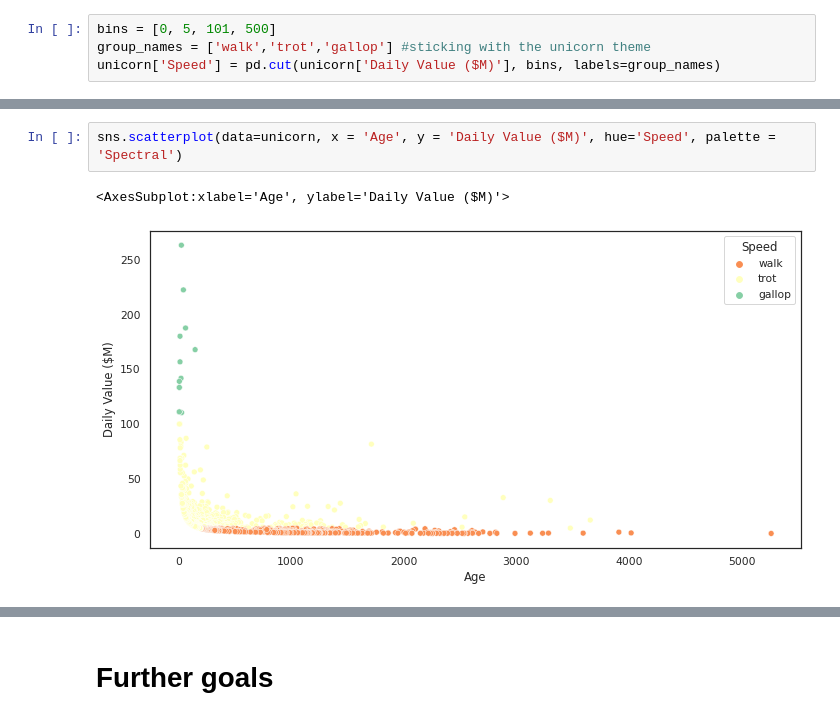
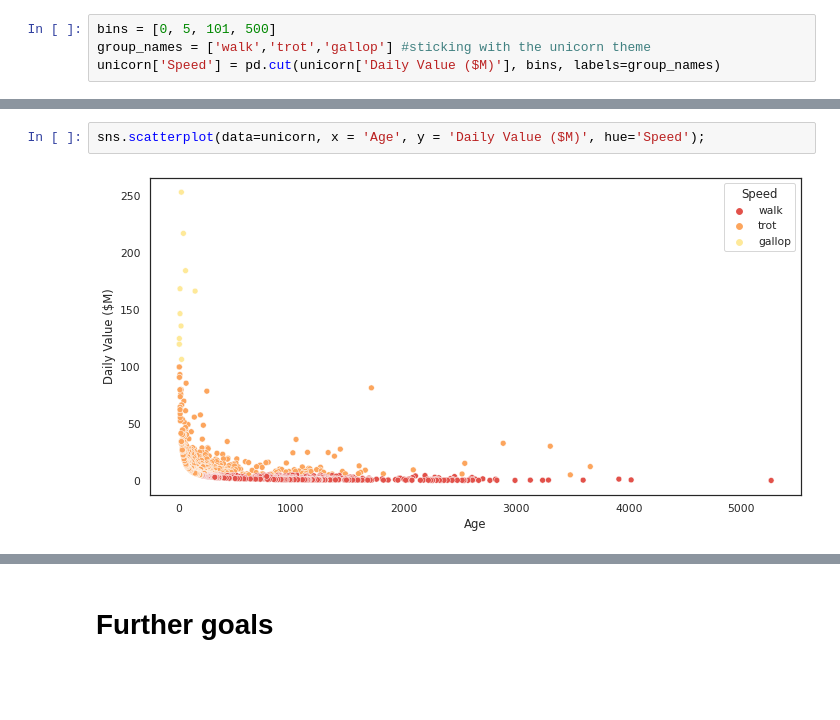
Before and after one commit to niekvanderzwaag/Unicorn, a Jupyter notebook: Unicorn_EDA.ipynb, the cells around one changed output, grey strips where cells are left out. Saved outputs shown, nothing was run; the diff lists cells and outputs as text; blank space fills up the shorter version.

Commit message:
Unicorn EDA

```diff
--- a/Unicorn_EDA.ipynb
+++ b/Unicorn_EDA.ipynb
@@ -303,7 +303,6 @@ unicorn.head()
 | 3 | Klarna | 45.6 | 2011-12-12 | Sweden | Stockholm | Fintech | Institutional Venture Partners | Sequoia Capital | General Atlantic | ... |
 | 4 | Canva | 40.0 | 2018-01-08 | Australia | Surry Hills | Internet software & services | Sequoia Capital China | Blackbird Ventures | Matrix Partners | ... |
 # %%
-sns.scatterplot(data=unicorn, x = 'Age', y = 'Daily Value ($M)', hue='Speed', palette = 'Spectral')
+sns.scatterplot(data=unicorn, x = 'Age', y = 'Daily Value ($M)', hue='Speed');
 # %% [output]
-<AxesSubplot:xlabel='Age', ylabel='Daily Value ($M)'>
-[figure, old version]
+[figure, new version]
```
Also changed, not shown: parts of 2 cells of this notebook, 1 other file.
